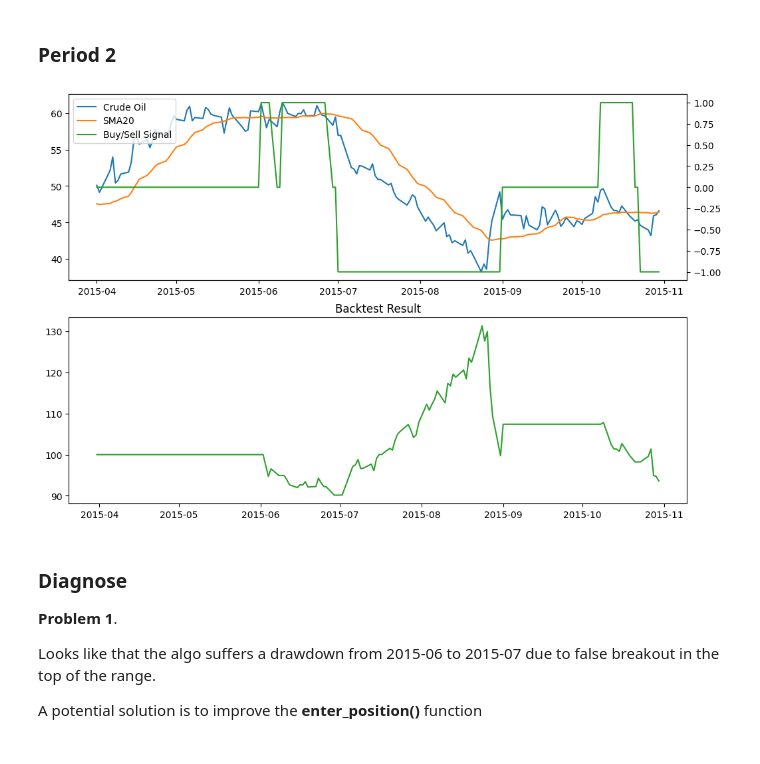
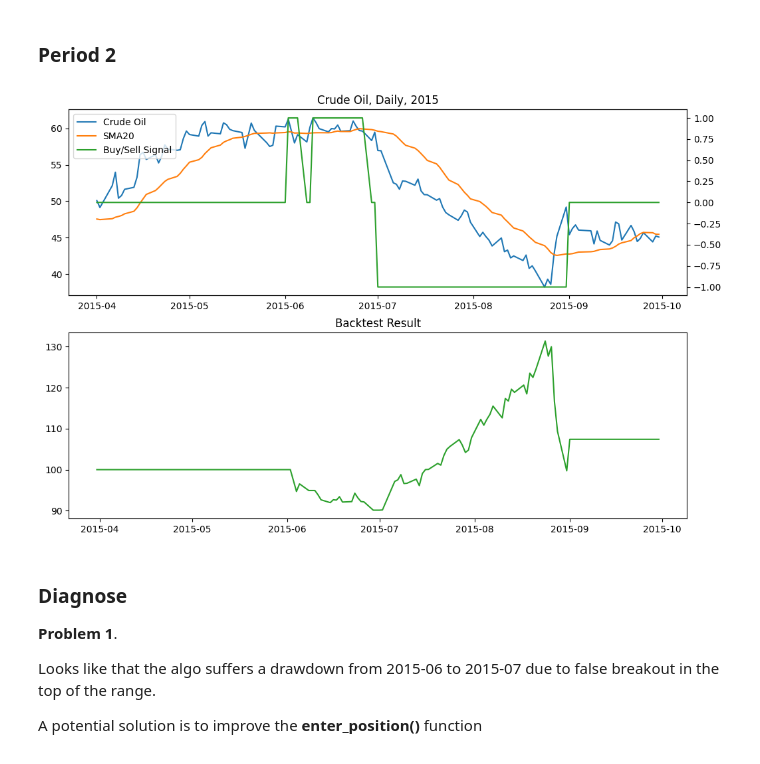
Before and after one commit to printfCRLF/bt, a Jupyter notebook: my_examples/consolidation_breakout_algov2.ipynb, the cells around one changed output. Saved outputs shown, nothing was run; the diff lists cells and outputs as text; code cells hidden in the pictures.

```diff
--- a/my_examples/consolidation_breakout_algov2.ipynb
+++ b/my_examples/consolidation_breakout_algov2.ipynb
@@ -430,7 +430,7 @@ diagnose(cl201314, "Crude Oil 2013-05 to 2013-12")
 # %% [markdown]
 ## Backtesting
 # %%
-def run_bt(data):
+def run_bt(data, title="Price Chart"):
     weights = data["Weight2"].to_frame(name="Close")
     stratgy = bt.Strategy("Breakout",
                         [bt.algos.WeighTarget(weights),
@@ -447,6 +447,7 @@ def run_bt(data):
     lines = line1 + line2 + line3
     labels = [l.get_label() for l in lines]
     ax1.legend(lines, labels, loc="upper left", fontsize=10)
+    ax1.set_title(title)
 
     ax2.plot(result.prices, label="Breakout", color="C2")
     ax2.set_title("Backtest Result")
@@ -467,10 +468,10 @@ It closes the long position around 2013-08 when price falls below SMA.
 # %% [markdown]
 ### Period 2
 # %%
-period2 = cl.loc["2015-04":"2015-10"]
-run_bt(period2)
+period2 = cl.loc["2015-04":"2015-09"]
+run_bt(period2, "Crude Oil, Daily, 2015")
 # %% [output]
-[figure, old version]
+[figure, new version]
 # %% [markdown]
 ### Diagnose
 
```
Also changed, not shown: parts of 2 cells of this notebook, 1 other file.
